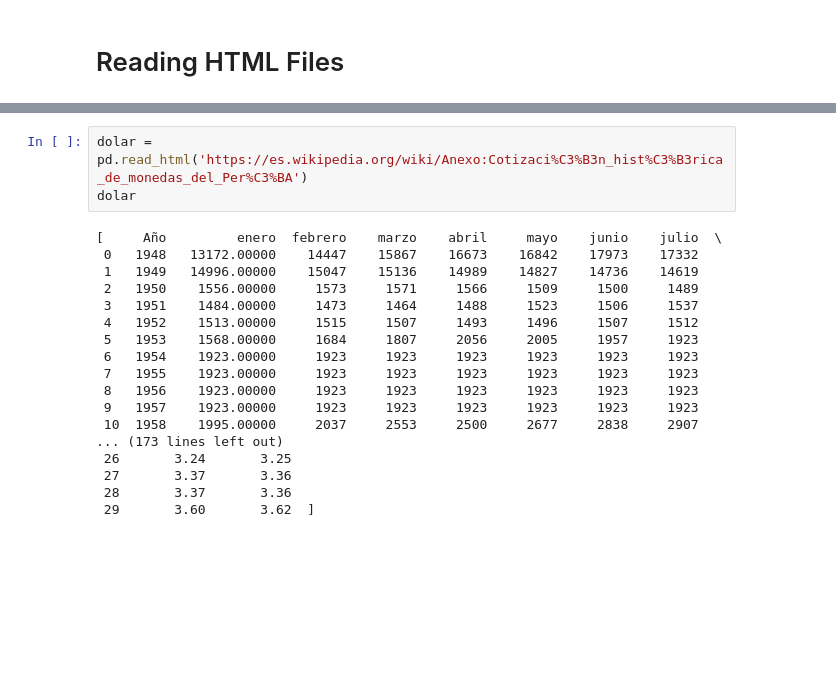
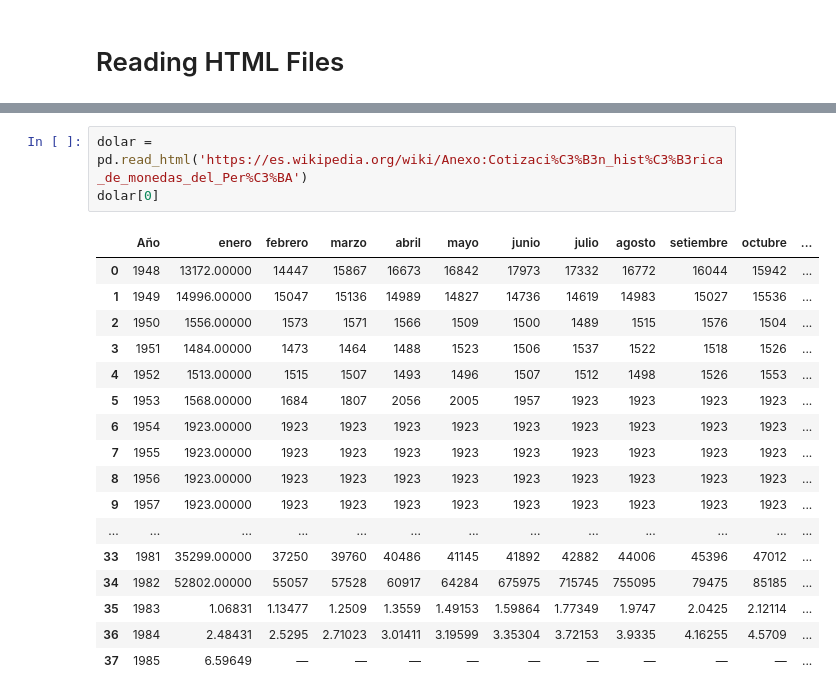
Before and after one commit to OliverRevilla/RW_Pandas, a Jupyter notebook: Pandas_R_W.ipynb, the cells around one changed output, grey strips where cells are left out. Saved outputs shown, nothing was run; the diff lists cells and outputs as text; blank space fills up the shorter version.

```diff
--- a/Pandas_R_W.ipynb
+++ b/Pandas_R_W.ipynb
@@ -285,21 +298,21 @@ ranking
 # %%
 dolar = pd.read_html('https://es.wikipedia.org/wiki/Anexo:Cotizaci%C3%B3n_hist%C3%B3rica_de_monedas_del_Per%C3%BA')
-dolar
+dolar[0]
 # %% [output]
-[     Año         enero  febrero    marzo    abril     mayo    junio    julio  \
- 0   1948   13172.00000    14447    15867    16673    16842    17973    17332
- 1   1949   14996.00000    15047    15136    14989    14827    14736    14619
- 2   1950    1556.00000     1573     1571     1566     1509     1500     1489
- 3   1951    1484.00000     1473     1464     1488     1523     1506     1537
- 4   1952    1513.00000     1515     1507     1493     1496     1507     1512
- 5   1953    1568.00000     1684     1807     2056     2005     1957     1923
- 6   1954    1923.00000     1923     1923     1923     1923     1923     1923
- 7   1955    1923.00000     1923     1923     1923     1923     1923     1923
- 8   1956    1923.00000     1923     1923     1923     1923     1923     1923
- 9   1957    1923.00000     1923     1923     1923     1923     1923     1923
- 10  1958    1995.00000     2037     2553     2500     2677     2838     2907
-... (173 lines left out)
- 26       3.24       3.25
- 27       3.37       3.36
- 28       3.37       3.36
- 29       3.60       3.62  ]
+|  | Año | enero | febrero | marzo | abril | mayo | junio | julio | agosto | setiembre | octubre | ... |
+| 0 | 1948 | 13172.00000 | 14447 | 15867 | 16673 | 16842 | 17973 | 17332 | 16772 | 16044 | 15942 | ... |
+| 1 | 1949 | 14996.00000 | 15047 | 15136 | 14989 | 14827 | 14736 | 14619 | 14983 | 15027 | 15536 | ... |
+| 2 | 1950 | 1556.00000 | 1573 | 1571 | 1566 | 1509 | 1500 | 1489 | 1515 | 1576 | 1504 | ... |
+| 3 | 1951 | 1484.00000 | 1473 | 1464 | 1488 | 1523 | 1506 | 1537 | 1522 | 1518 | 1526 | ... |
+| 4 | 1952 | 1513.00000 | 1515 | 1507 | 1493 | 1496 | 1507 | 1512 | 1498 | 1526 | 1553 | ... |
+| 5 | 1953 | 1568.00000 | 1684 | 1807 | 2056 | 2005 | 1957 | 1923 | 1923 | 1923 | 1923 | ... |
+| 6 | 1954 | 1923.00000 | 1923 | 1923 | 1923 | 1923 | 1923 | 1923 | 1923 | 1923 | 1923 | ... |
+| 7 | 1955 | 1923.00000 | 1923 | 1923 | 1923 | 1923 | 1923 | 1923 | 1923 | 1923 | 1923 | ... |
+| 8 | 1956 | 1923.00000 | 1923 | 1923 | 1923 | 1923 | 1923 | 1923 | 1923 | 1923 | 1923 | ... |
+| 9 | 1957 | 1923.00000 | 1923 | 1923 | 1923 | 1923 | 1923 | 1923 | 1923 | 1923 | 1923 | ... |
+| ... | ... | ... | ... | ... | ... | ... | ... | ... | ... | ... | ... | ... |
+| 33 | 1981 | 35299.00000 | 37250 | 39760 | 40486 | 41145 | 41892 | 42882 | 44006 | 45396 | 47012 | ... |
+| 34 | 1982 | 52802.00000 | 55057 | 57528 | 60917 | 64284 | 675975 | 715745 | 755095 | 79475 | 85185 | ... |
+| 35 | 1983 | 1.06831 | 1.13477 | 1.2509 | 1.3559 | 1.49153 | 1.59864 | 1.77349 | 1.9747 | 2.0425 | 2.12114 | ... |
+| 36 | 1984 | 2.48431 | 2.5295 | 2.71023 | 3.01411 | 3.19599 | 3.35304 | 3.72153 | 3.9335 | 4.16255 | 4.5709 | ... |
+| 37 | 1985 | 6.59649 | — | — | — | — | — | — | — | — | — | ... |
```
Also changed, not shown: parts of 27 cells of this notebook.
